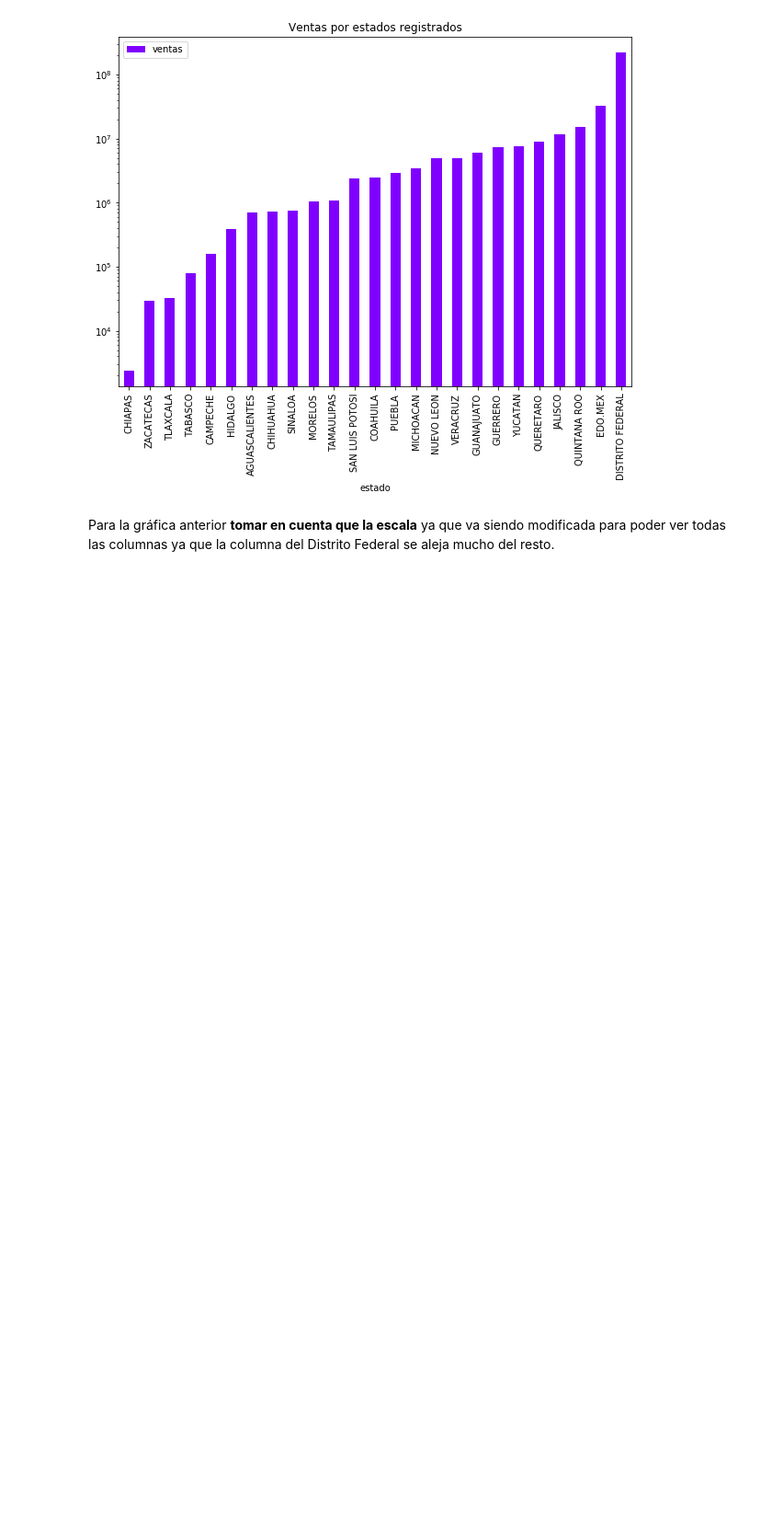
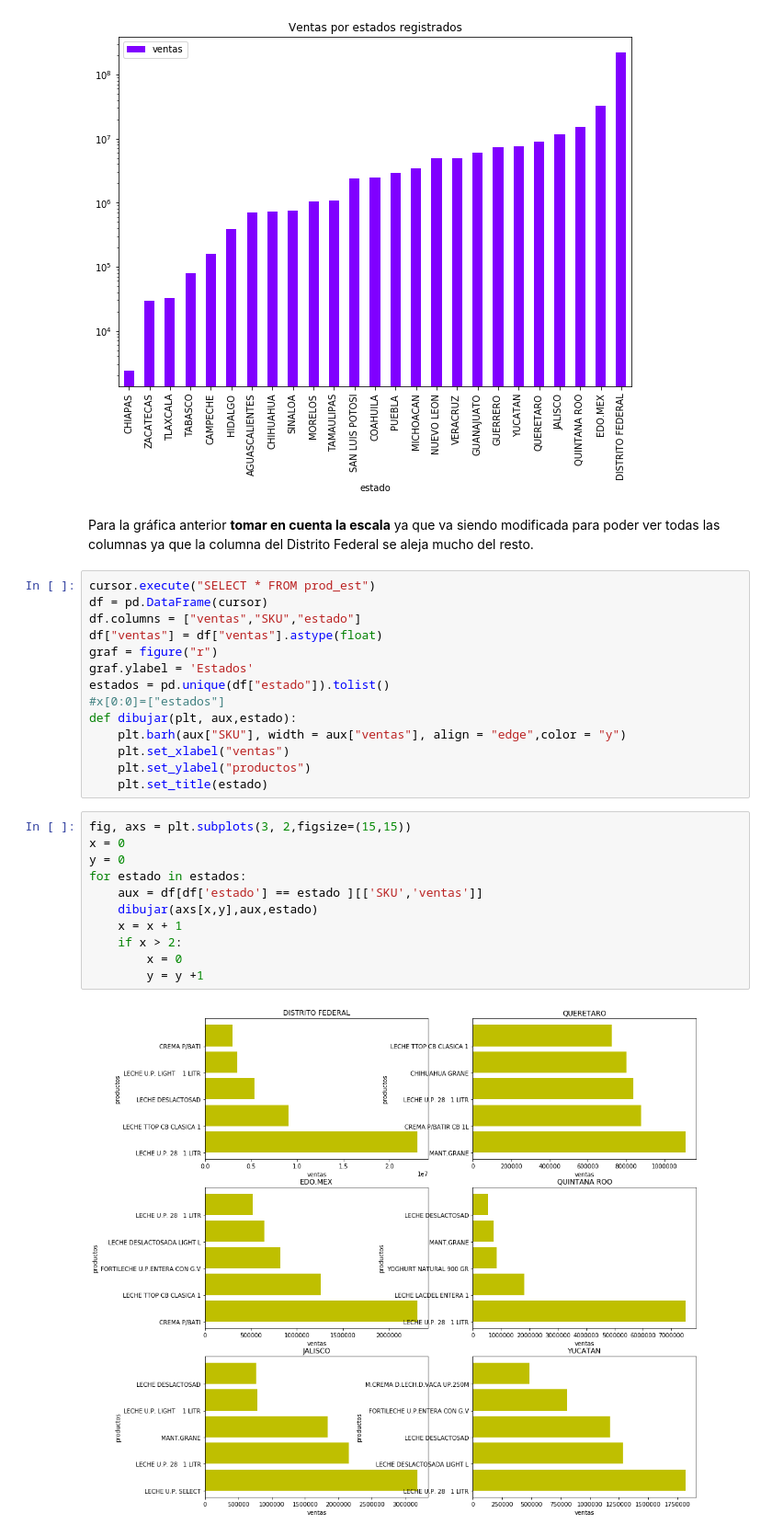
Before and after one commit to JOBA25/Proyecto_Bedu_Alpura, a Jupyter notebook: Proyecto_Bedu_Sello_rojo.ipynb, the cells around one changed output. Shown at 92% size. Drawn from its saved outputs; the diff is of its cells as text; blank space fills up the shorter version.

```diff
--- a/Proyecto_Bedu_Sello_rojo.ipynb
+++ b/Proyecto_Bedu_Sello_rojo.ipynb
@@ -84,4 +84,31 @@ df.plot(kind="bar",x = "estado" ,title="Ventas por estados registrados", colorma
 <matplotlib.axes._subplots.AxesSubplot at 0x...>
 [figure]
 # %% [markdown]
-Para la gráfica anterior **tomar en cuenta que la escala** ya que va siendo modificada para poder ver todas las columnas ya que la columna del Distrito Federal se aleja mucho del resto.
+Para la gráfica anterior **tomar en cuenta la escala** ya que va siendo modificada para poder ver todas las columnas ya que la columna del Distrito Federal se aleja mucho del resto.
+# %%
+cursor.execute("SELECT * FROM prod_est")
+df = pd.DataFrame(cursor)
+df.columns = ["ventas","SKU","estado"]
+df["ventas"] = df["ventas"].astype(float)
+graf = figure("r")
+graf.ylabel = 'Estados'
+estados = pd.unique(df["estado"]).tolist()
+#x[0:0]=["estados"]
+def dibujar(plt, aux,estado):
+    plt.barh(aux["SKU"], width = aux["ventas"], align = "edge",color = "y")
+    plt.set_xlabel("ventas")
+    plt.set_ylabel("productos")
+    plt.set_title(estado)
+# %%
+fig, axs = plt.subplots(3, 2,figsize=(15,15))
+x = 0
+y = 0
+for estado in estados:
+    aux = df[df['estado'] == estado ][['SKU','ventas']]
+    dibujar(axs[x,y],aux,estado)
+    x = x + 1
+    if x > 2:
+        x = 0
+        y = y +1
+# %% [output]
+[figure, added]
```
Also changed, not shown: parts of 6 cells of this notebook, 1 other file.
